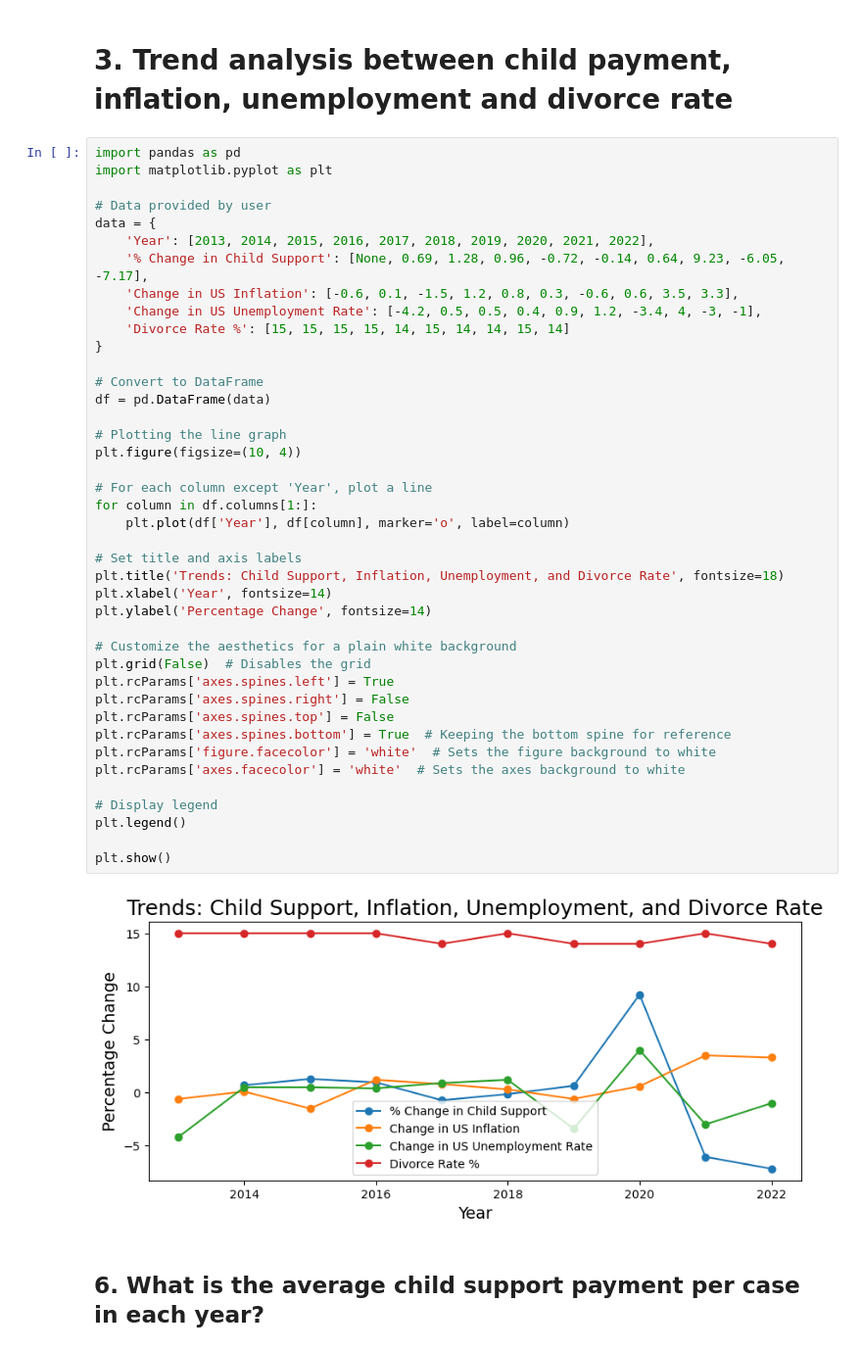
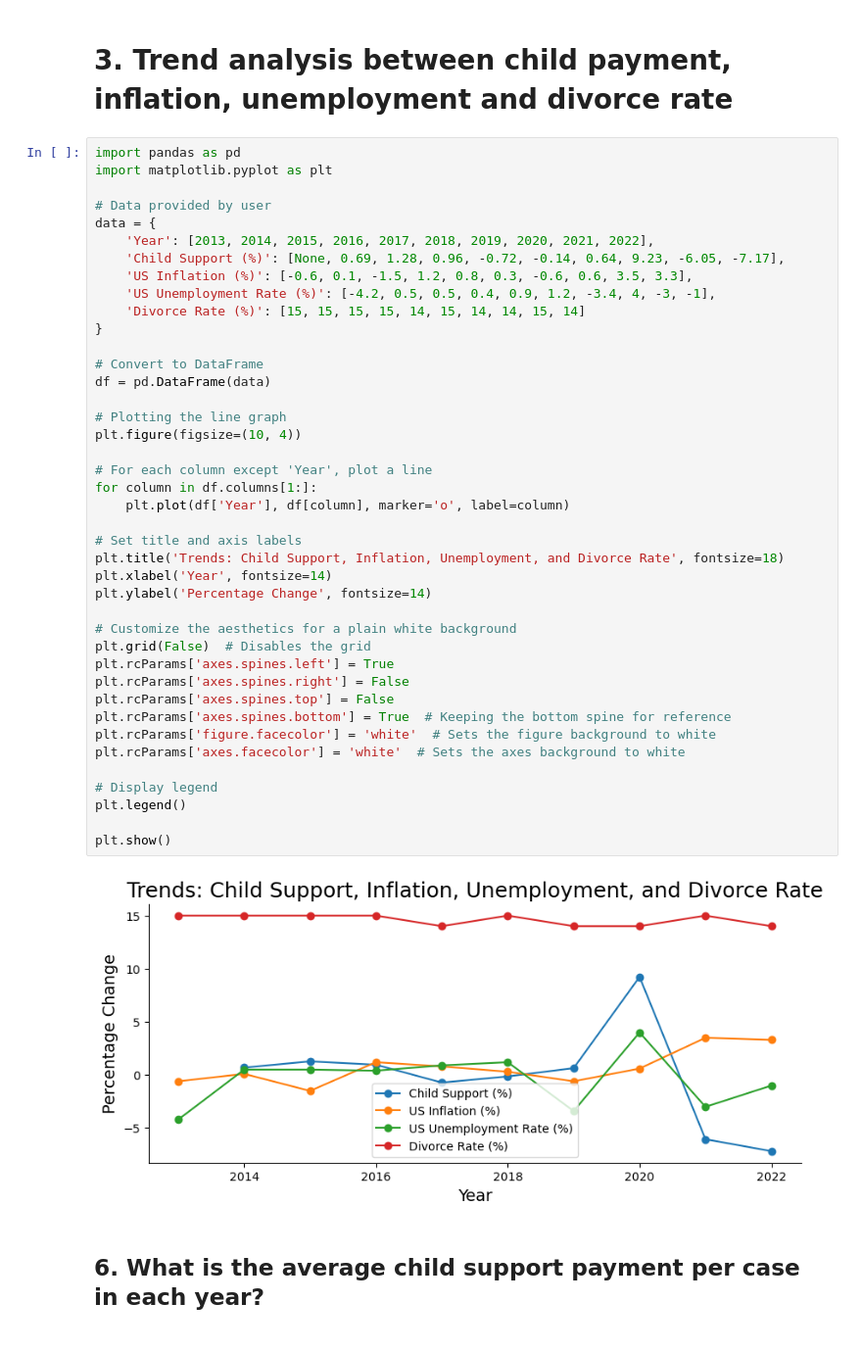
Before and after one commit to madfields17/Project2_Farooq_Russell_Fields, a Jupyter notebook: Asma-code.ipynb, the cells around one changed output. Shown: that part at 98% size. Saved outputs shown, nothing was run; the diff lists cells and outputs as text.

```diff
--- a/Asma-code.ipynb
+++ b/Asma-code.ipynb
@@ -161,42 +161,42 @@ import matplotlib.pyplot as plt
 # Data provided by user
 data = {
     'Year': [2013, 2014, 2015, 2016, 2017, 2018, 2019, 2020, 2021, 2022],
-    '% Change in Child Support': [None, 0.69, 1.28, 0.96, -0.72, -0.14, 0.64, 9.23, -6.05, -7.17],
-    'Change in US Inflation': [-0.6, 0.1, -1.5, 1.2, 0.8, 0.3, -0.6, 0.6, 3.5, 3.3],
-    'Change in US Unemployment Rate': [-4.2, 0.5, 0.5, 0.4, 0.9, 1.2, -3.4, 4, -3, -1],
-    'Divorce Rate %': [15, 15, 15, 15, 14, 15, 14, 14, 15, 14]
+    'Child Support (%)': [None, 0.69, 1.28, 0.96, -0.72, -0.14, 0.64, 9.23, -6.05, -7.17],
+    'US Inflation (%)': [-0.6, 0.1, -1.5, 1.2, 0.8, 0.3, -0.6, 0.6, 3.5, 3.3],
+    'US Unemployment Rate (%)': [-4.2, 0.5, 0.5, 0.4, 0.9, 1.2, -3.4, 4, -3, -1],
+    'Divorce Rate (%)': [15, 15, 15, 15, 14, 15, 14, 14, 15, 14]
 }
 
 # Convert to DataFrame
 df = pd.DataFrame(data)
 
 # Plotting the line graph
 plt.figure(figsize=(10, 4))
 
 # For each column except 'Year', plot a line
 for column in df.columns[1:]:
     plt.plot(df['Year'], df[column], marker='o', label=column)
 
 # Set title and axis labels
 plt.title('Trends: Child Support, Inflation, Unemployment, and Divorce Rate', fontsize=18)
 plt.xlabel('Year', fontsize=14)
 plt.ylabel('Percentage Change', fontsize=14)
 
 # Customize the aesthetics for a plain white background
 plt.grid(False)  # Disables the grid
 plt.rcParams['axes.spines.left'] = True
 plt.rcParams['axes.spines.right'] = False
 plt.rcParams['axes.spines.top'] = False
 plt.rcParams['axes.spines.bottom'] = True  # Keeping the bottom spine for reference
 plt.rcParams['figure.facecolor'] = 'white'  # Sets the figure background to white
 plt.rcParams['axes.facecolor'] = 'white'  # Sets the axes background to white
 
 # Display legend
 plt.legend()
 
 plt.show()
 # %% [output]
-[figure, old version]
+[figure, new version]
 # %% [markdown]
 ## 6. What is the average child support payment per case in each year?
 # %%
```
Also changed, not shown: parts of 1 cell of this notebook.
